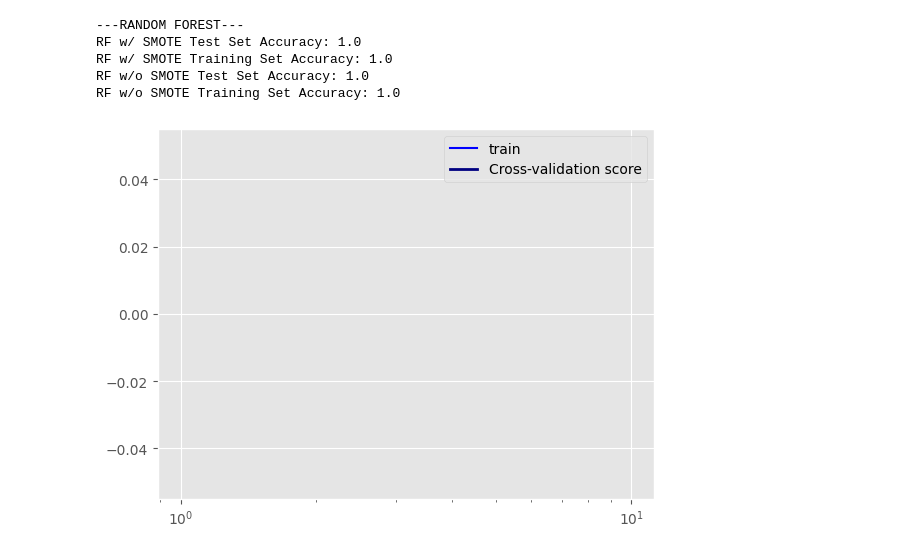
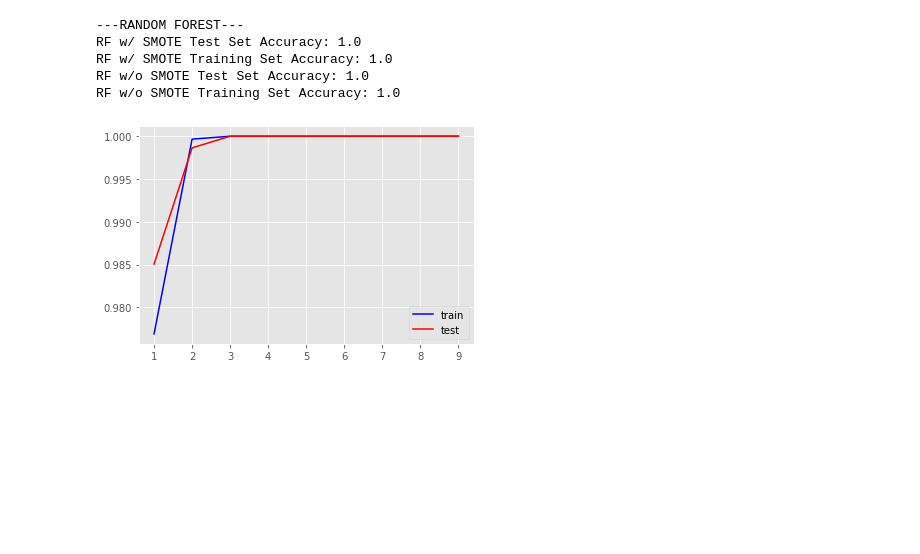
Before and after one commit to JamielleVelasquez/SVM-RF-Heat-Disease-Prediction, a Jupyter notebook: jupyterTest.ipynb, the cells around one changed output. Saved outputs shown, nothing was run; the diff lists cells and outputs as text; code cells hidden in the pictures; blank space fills up the shorter version.

```diff
--- a/jupyterTest.ipynb
+++ b/jupyterTest.ipynb
@@ -171,54 +154,39 @@ print(rf.score(smote_train_X, smote_train_Y))
 # print('Random Forest w/o SMOTE Training Set Accuracy: ', end="")
 # print(random_forest_processed.score(processed_train_X, processed_train_Y))
 # print()
 rf.fit(processed_data_X, processed_data_Y)
 print('RF w/o SMOTE Test Set Accuracy: ', end="")
 print(rf.score(processed_test_X, processed_test_Y))
 print('RF w/o SMOTE Training Set Accuracy: ', end="")
 print(rf.score(processed_train_X, processed_train_Y))
 print()
 
-param_range = np.logspace(-6, -1, 5)
+param_range = np.arange(1,10,1, dtype=int)
 train_scores, test_scores = validation_curve(
     RandomForestClassifier(),
     smote_train_X,
     smote_train_Y,
-    param_name="n_estimators",
+    param_name="max_depth",
     param_range=param_range,
-    cv=3,
-    scoring="accuracy",
-    n_jobs=-1,
 )
 train_scores_mean = np.mean(train_scores, axis=1)
 test_scores_mean = np.mean(test_scores, axis=1)
-train_scores_std = np.std(train_scores, axis=1)
-test_scores_std = np.std(test_scores, axis=1)
 
-lw = 2
 plt.plot(param_range, train_scores_mean,label="train", color="blue")
-plt.semilogx(
-    param_range, test_scores_mean, label="Cross-validation score", color="navy", lw=lw
-)
-plt.fill_between(
-    param_range,
-    test_scores_mean - test_scores_std,
-    test_scores_mean + test_scores_std,
-    alpha=0.2,
-    color="navy",
-    lw=lw,
-)
-plt.legend(loc="best")
+plt.plot(param_range, test_scores_mean,label="test", color="red")
+
+plt.legend()
 plt.show()
 
 # SVM
 print('\n')
 # %% [output]
 ---RANDOM FOREST---
 RF w/ SMOTE Test Set Accuracy: 1.0
 RF w/ SMOTE Training Set Accuracy: 1.0
 RF w/o SMOTE Test Set Accuracy: 1.0
 RF w/o SMOTE Training Set Accuracy: 1.0
-[figure, old version]
+[figure, new version]
 # %%
 #TODO: SVM
 # https://scikit-learn.org/stable/modules/generated/sklearn.svm.SVC.html
```
Also changed, not shown: parts of 6 cells of this notebook, 2 other files.
